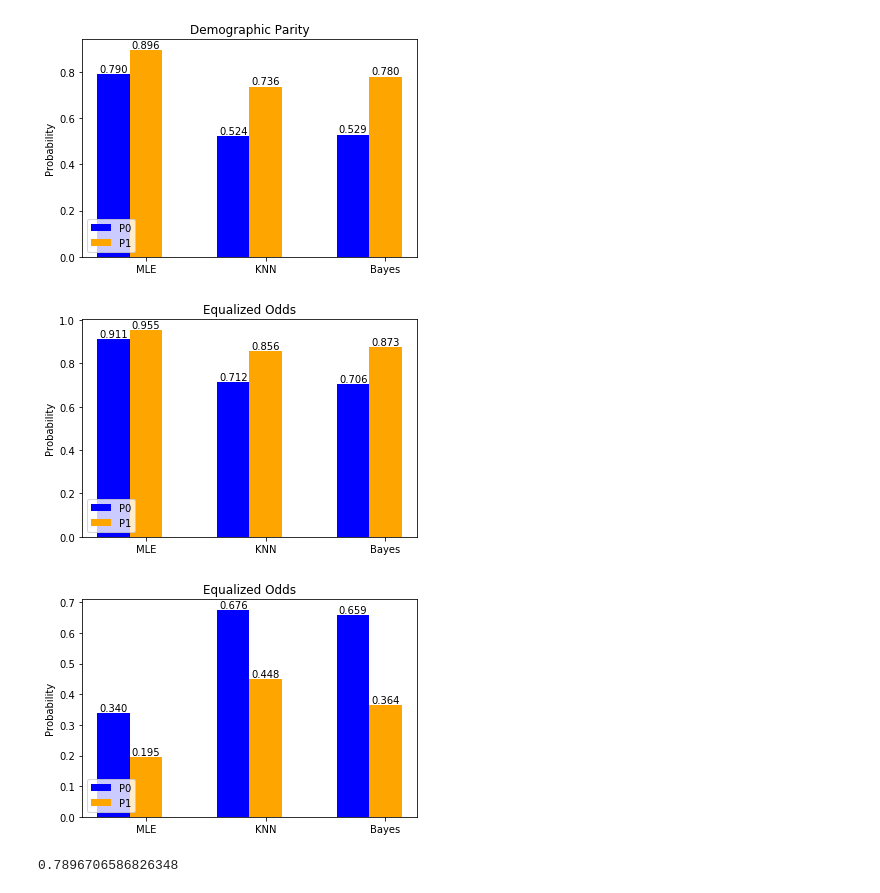
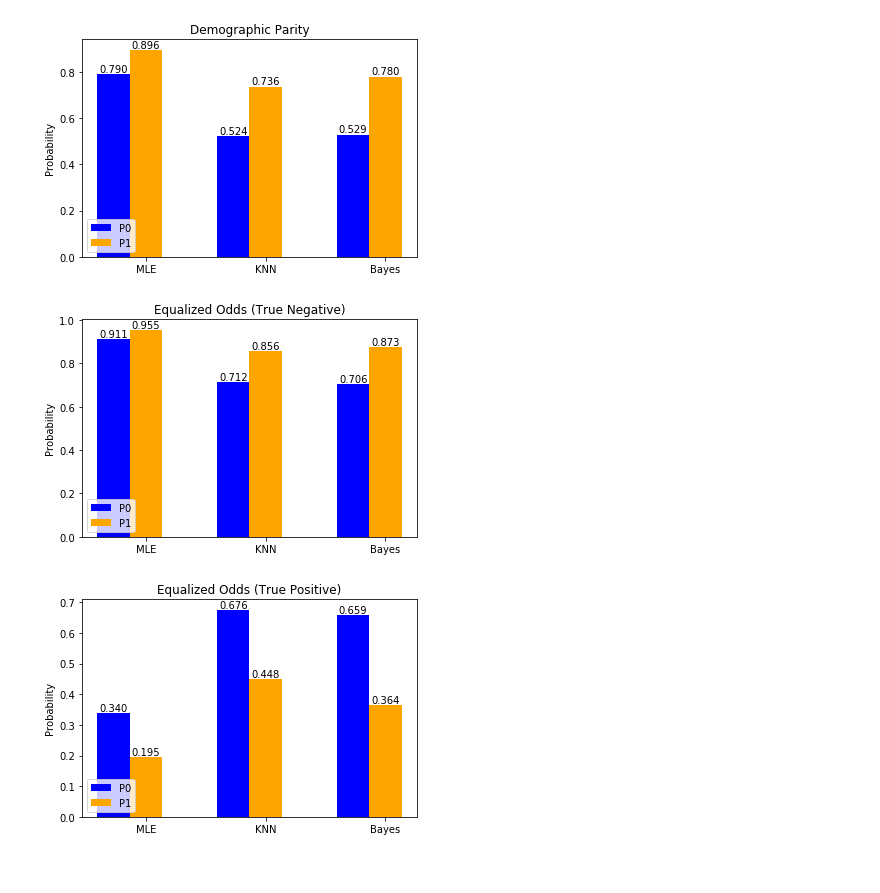
Before and after one commit to anyu0/machine-learning-2020s, a Jupyter notebook: ml_hw_1_5.ipynb, the cells around one changed output. Drawn from its saved outputs; the diff is of its cells as text; code cells hidden in the pictures.

```diff
--- a/ml_hw_1_5.ipynb
+++ b/ml_hw_1_5.ipynb
@@ -481,14 +481,10 @@ plot_fairness(DP, "Demographic Parity")
 # %% [output]
 [figure]
 # %%
-plot_fairness(EO_neg, "Equalized Odds")
+plot_fairness(EO_neg, "Equalized Odds (True Negative)")
 # %% [output]
-[figure, old version]
+[figure, new version]
 # %%
-plot_fairness(EO_pos, "Equalized Odds")
+plot_fairness(EO_pos, "Equalized Odds (True Positive)")
 # %% [output]
-[figure, old version]
+[figure, new version]
-# %%
-rects1[0].get_height()
-# %% [output]
-0.7896706586826348
```
Also changed, not shown: parts of 3 cells of this notebook.
